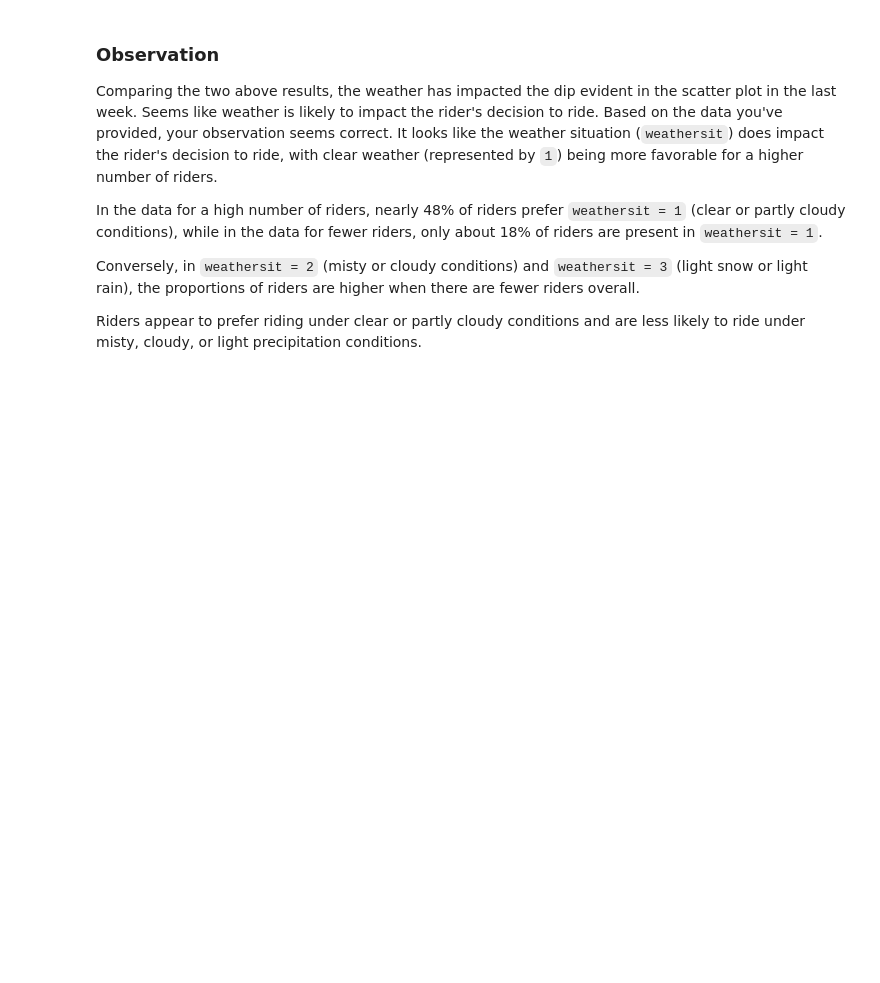
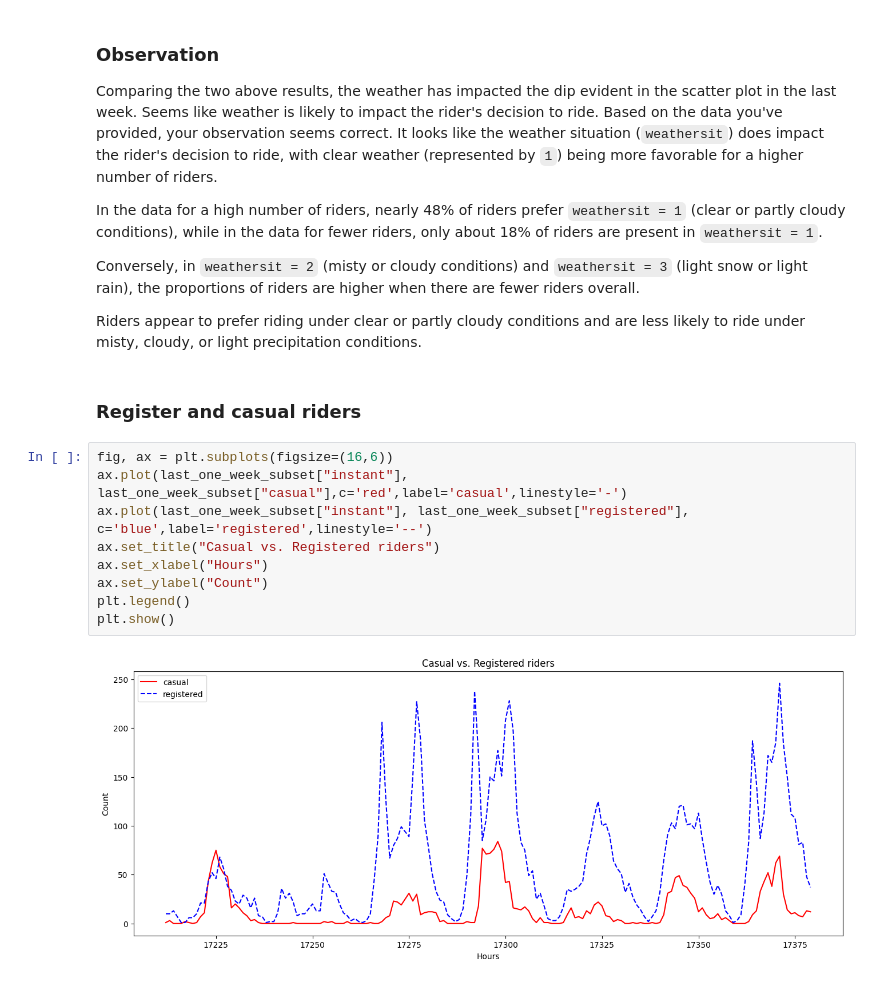
Before and after one commit to devbilalkhan/data-science, a Jupyter notebook: practice/bike_sharing_dataset.ipynb, the cells around one changed output. Saved outputs shown, nothing was run; the diff lists cells and outputs as text; blank space fills up the shorter version.

```diff
--- a/practice/bike_sharing_dataset.ipynb
+++ b/practice/bike_sharing_dataset.ipynb
@@ -448,3 +450,16 @@ In the data for a high number of riders, nearly 48% of riders prefer `weathersit
 Conversely, in `weathersit = 2` (misty or cloudy conditions) and `weathersit = 3` (light snow or light rain), the proportions of riders are higher when there are fewer riders overall.
 
 Riders appear to prefer riding under clear or partly cloudy conditions and are less likely to ride under misty, cloudy, or light precipitation conditions.
+# %% [markdown]
+### Register and casual riders
+# %%
+fig, ax = plt.subplots(figsize=(16,6))
+ax.plot(last_one_week_subset["instant"], last_one_week_subset["casual"],c='red',label='casual',linestyle='-')
+ax.plot(last_one_week_subset["instant"], last_one_week_subset["registered"], c='blue',label='registered',linestyle='--')
+ax.set_title("Casual vs. Registered riders")
+ax.set_xlabel("Hours")
+ax.set_ylabel("Count")
+plt.legend()
+plt.show()
+# %% [output]
+[figure, added]
```
Also changed, not shown: parts of 6 cells of this notebook.
